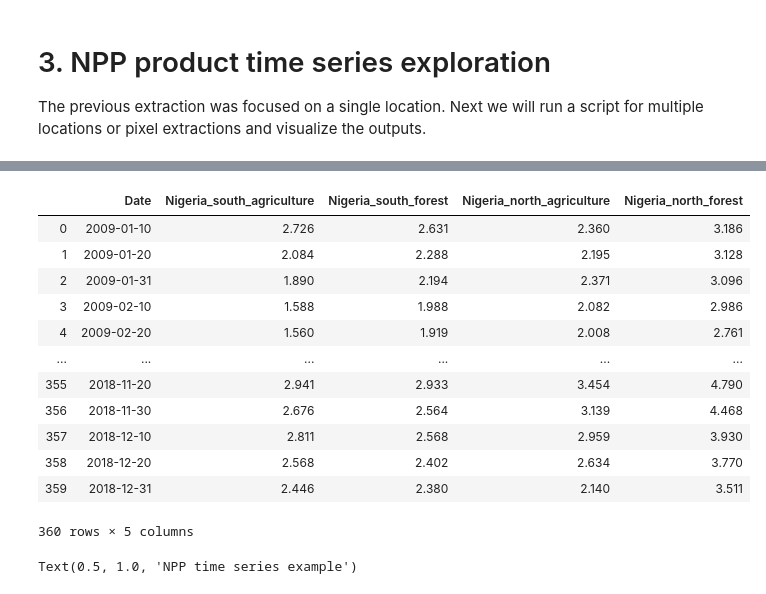
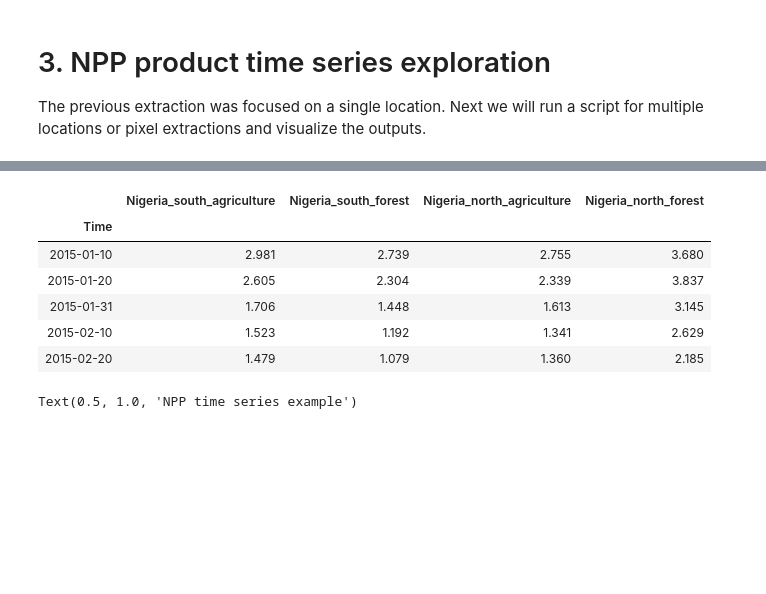
Before and after one commit to EOAfrica/TM_6-4_NPP, a Jupyter notebook: Wapor_NPP_TBP.ipynb, the cells around one changed output, grey strips where cells are left out. Saved outputs shown, nothing was run; the diff lists cells and outputs as text; code cells hidden in the pictures; blank space fills up the shorter version.

```diff
--- a/Wapor_NPP_TBP.ipynb
+++ b/Wapor_NPP_TBP.ipynb
@@ -318,59 +341,21 @@ The previous extraction was focused on a single location. Next we will run a scr
 #Define a dictionary of geo-locations in Lat/Lon coordinates.
 #You can give each pixel a name that will be used in the time series plot.
 #The extraction can take a few moments (usually < 2 min)
-
-points_dict = {'Nigeria_point_01': [7.062035, 5.521425],
-               'Nigeria_point_02':[9.050505, 6.430739],
-               'Nigeria_point_03':[11.183589, 6.946220],
-               'Nigeria_point_04':[12.499062, 7.483222]} #list of point coordinates (lat,lon)
 
 points_dict = {'Nigeria_south_agriculture': [6.408084,6.240997],
                'Nigeria_south_forest':[6.472100,6.271589],
                'Nigeria_north_agriculture':[7.195370,11.562504],
                'Nigeria_north_forest':[6.990481,11.628498]}
 
+crs = 4326  # lat/lon
+product_code = "L1_NPP_D"
+workspace = 'WAPOR_2'
 
-for i,point_name in enumerate(points_dict):
-    x = points_dict[point_name][1]
-    y = points_dict[point_name][0]
+start_date = '2015-01-01'
+end_date = '2017-12-31'
 
-    print(x,y)
-    query_pixeltimeseries={
-      "type": "PixelTimeSeries",
-      "params": {
-        "cube": {
-          "code": cube_code,
-          "workspaceCode": workspace,
-          "language": "en"
-        },
-        "dimensions": [
-          {
-            "code": dimension,
-            "range": "[2009-01-01,2019-01-01)"
-          }
-        ],
-        "measures": [
-          measure
-        ],
-        "point": {
-          "crs": crs, #latlon projection
-          "x":x,
-            "y":y
-        }
-      }
-    }
-
-    resp_query=requests.post(path_query,json=query_pixeltimeseries)
-    resp_vp=resp_query.json()
-    if resp_vp['message']=='OK':
-        results=resp_vp['response']
-        df=pd.DataFrame(results['items'],columns=['Date',point_name])
-        if i==0:
-            df_all=df
-        else:
-            df_all=pd.merge(df_all,df)
-    else:
-        print(resp_vp['message'])
-
-df_all
+output = get_pixel_timeseries(workspace, product_code,
+                              points_dict, crs,
+                              start_date, end_date)
+output.head()
 # %% [output]
@@ -381,14 +374,8 @@ df_all
-|  | Date | Nigeria_south_agriculture | Nigeria_south_forest | Nigeria_north_agriculture | Nigeria_north_forest |
-| 0 | 2009-01-10 | 2.726 | 2.631 | 2.360 | 3.186 |
-| 1 | 2009-01-20 | 2.084 | 2.288 | 2.195 | 3.128 |
-| 2 | 2009-01-31 | 1.890 | 2.194 | 2.371 | 3.096 |
-| 3 | 2009-02-10 | 1.588 | 1.988 | 2.082 | 2.986 |
-| 4 | 2009-02-20 | 1.560 | 1.919 | 2.008 | 2.761 |
-| ... | ... | ... | ... | ... | ... |
-| 355 | 2018-11-20 | 2.941 | 2.933 | 3.454 | 4.790 |
-| 356 | 2018-11-30 | 2.676 | 2.564 | 3.139 | 4.468 |
-| 357 | 2018-12-10 | 2.811 | 2.568 | 2.959 | 3.930 |
-| 358 | 2018-12-20 | 2.568 | 2.402 | 2.634 | 3.770 |
-| 359 | 2018-12-31 | 2.446 | 2.380 | 2.140 | 3.511 |
+|  | Nigeria_south_agriculture | Nigeria_south_forest | Nigeria_north_agriculture | Nigeria_north_forest |
+| Time |  |  |  |  |
+| 2015-01-10 | 2.981 | 2.739 | 2.755 | 3.680 |
+| 2015-01-20 | 2.605 | 2.304 | 2.339 | 3.837 |
+| 2015-01-31 | 1.706 | 1.448 | 1.613 | 3.145 |
+| 2015-02-10 | 1.523 | 1.192 | 1.341 | 2.629 |
+| 2015-02-20 | 1.479 | 1.079 | 1.360 | 2.185 |
-360 rows × 5 columns
 # %%
```
Also changed, not shown: parts of 19 cells of this notebook, 2 other files.
